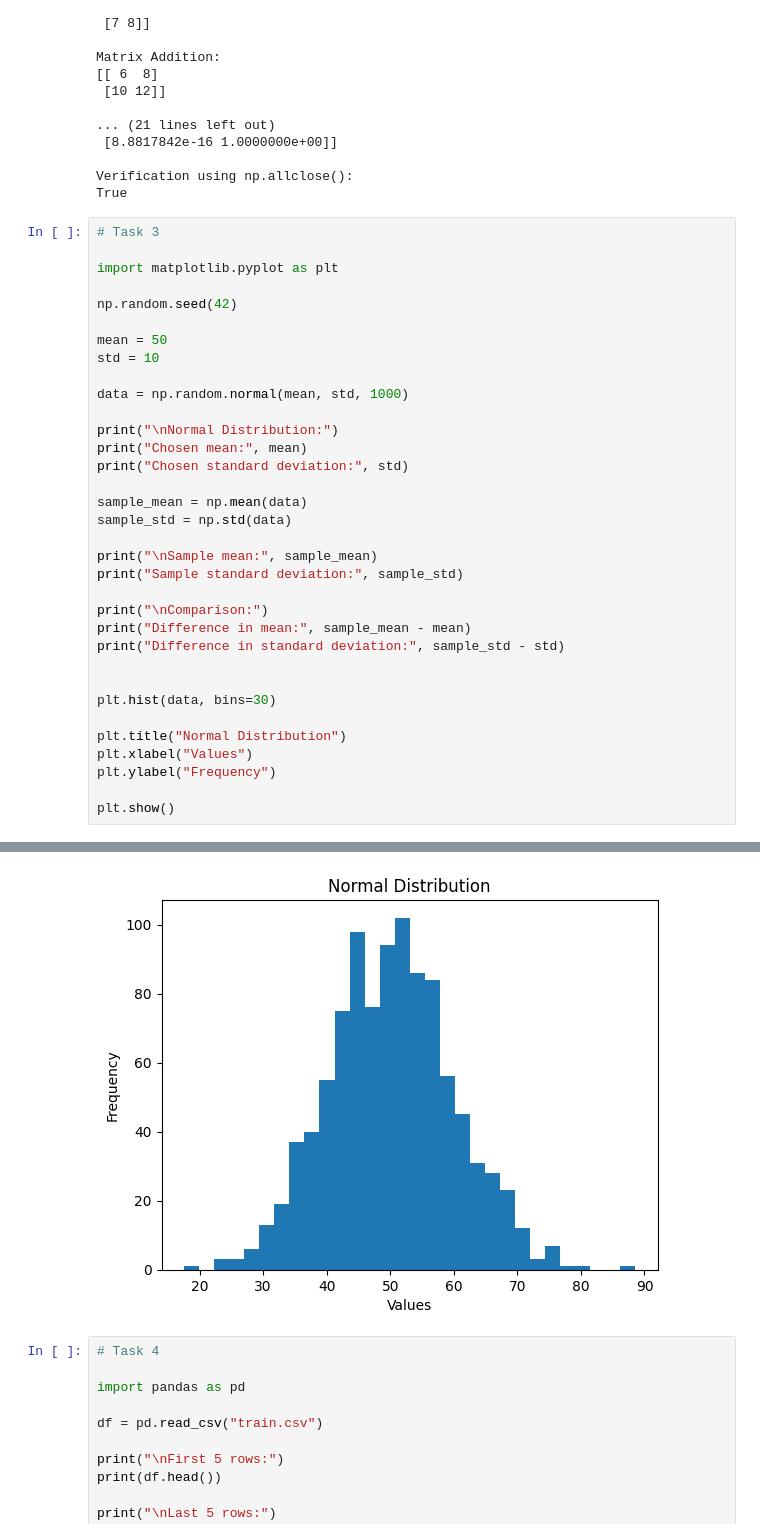
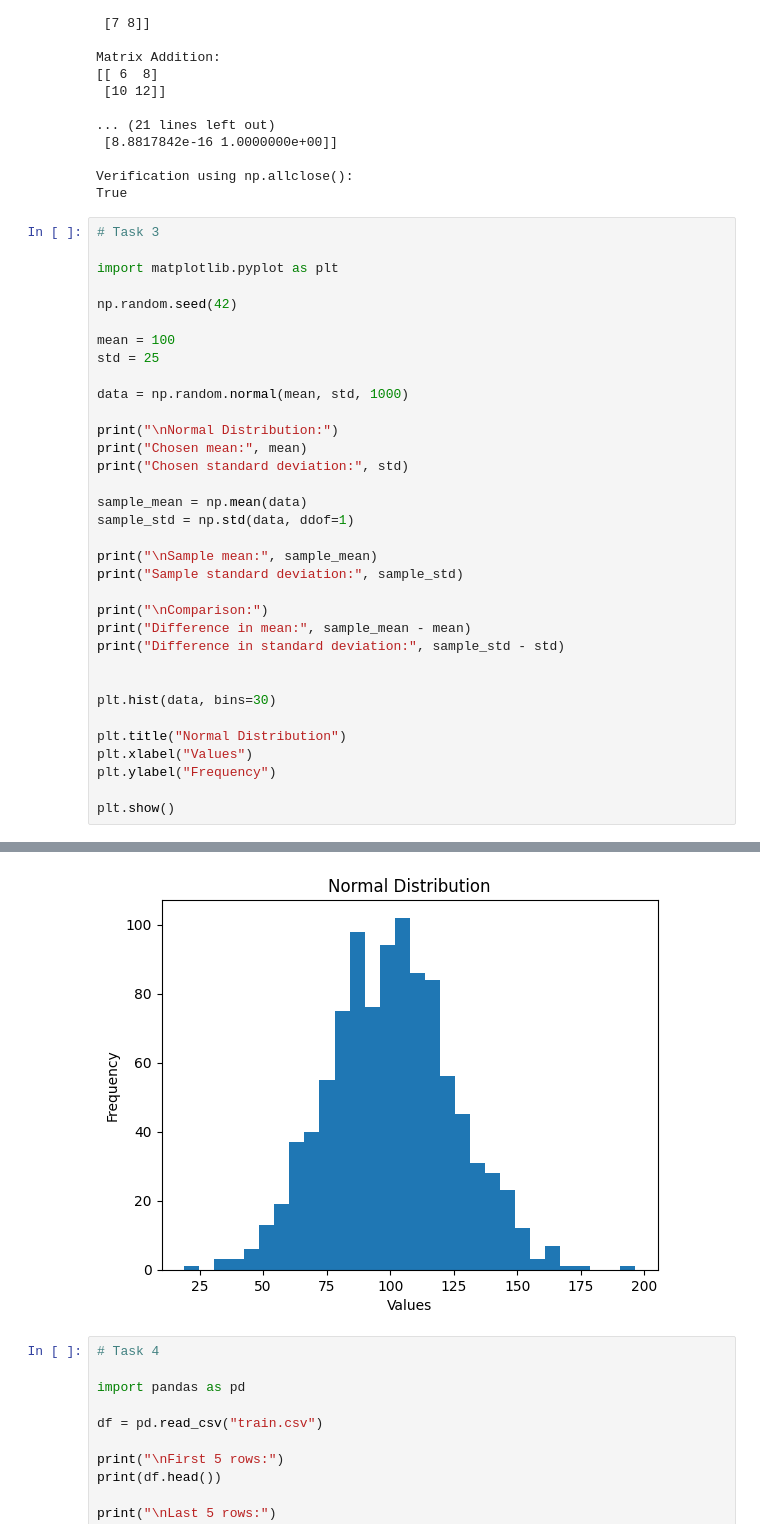
Before and after one commit to lakshaymodi14/202618009_LakshayModi_DS605, a Jupyter notebook: Lab02/Titanic.ipynb, the cells around one changed output, grey strips where cells are left out. Cells and saved outputs as stored; diff of their text form.

```diff
--- a/Lab02/Titanic.ipynb
+++ b/Lab02/Titanic.ipynb
@@ -248,8 +248,8 @@ import matplotlib.pyplot as plt
 
 np.random.seed(42)
 
-mean = 50
-std = 10
+mean = 100
+std = 25
 
 data = np.random.normal(mean, std, 1000)
 
@@ -258,7 +258,7 @@ print("Chosen mean:", mean)
 print("Chosen standard deviation:", std)
 
 sample_mean = np.mean(data)
-sample_std = np.std(data)
+sample_std = np.std(data, ddof=1)
 
 print("\nSample mean:", sample_mean)
 print("Sample standard deviation:", sample_std)
@@ -289,4 +289,4 @@ Difference in standard deviation: -0.21273792252645762
-[figure, old version]
+[figure, new version]
 # %%
 # Task 4
 
```
Also changed, not shown: parts of 7 cells of this notebook.
